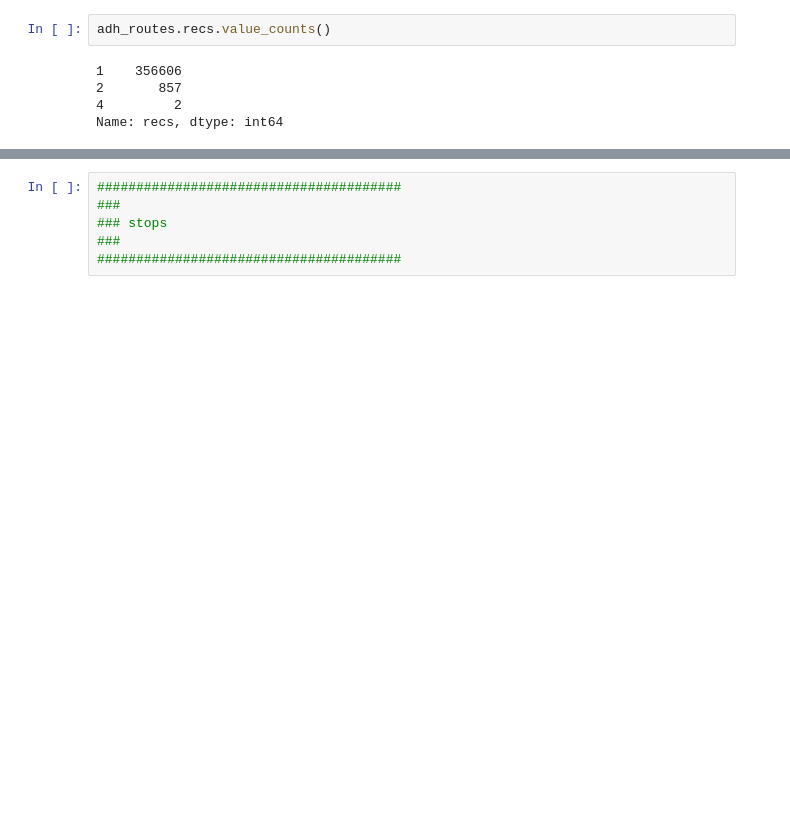
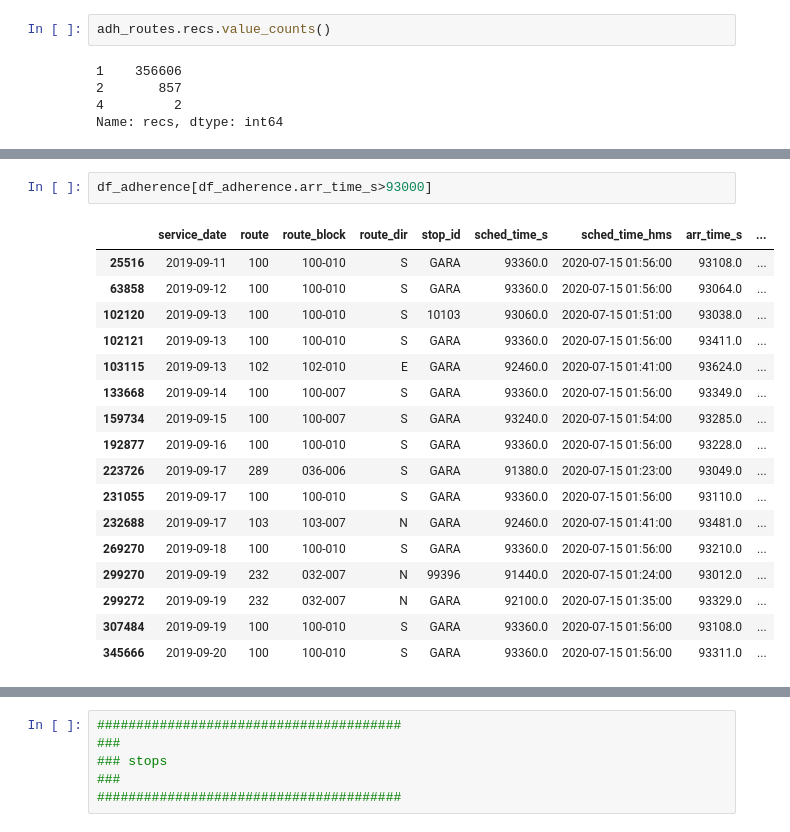
Before and after one commit to get-on-the-bus/via-project, a Jupyter notebook: kevin/geocoding_stops_and_blocks.ipynb, the cells around one changed output, grey strips where cells are left out. Saved outputs shown, nothing was run; the diff lists cells and outputs as text; blank space fills up the shorter version.

```diff
--- a/kevin/geocoding_stops_and_blocks.ipynb
+++ b/kevin/geocoding_stops_and_blocks.ipynb
@@ -453,0 +531,20 @@ df_adherence[(df_adherence.route == '2') & (df_adherence.vehicle_id == '500.0')
+# %%
+df_adherence[df_adherence.arr_time_s>93000]
+# %% [output]
+|  | service_date | route | route_block | route_dir | stop_id | sched_time_s | sched_time_hms | arr_time_s | ... |
+| 25516 | 2019-09-11 | 100 | 100-010 | S | GARA | 93360.0 | 2020-07-15 01:56:00 | 93108.0 | ... |
+| 63858 | 2019-09-12 | 100 | 100-010 | S | GARA | 93360.0 | 2020-07-15 01:56:00 | 93064.0 | ... |
+| 102120 | 2019-09-13 | 100 | 100-010 | S | 10103 | 93060.0 | 2020-07-15 01:51:00 | 93038.0 | ... |
+| 102121 | 2019-09-13 | 100 | 100-010 | S | GARA | 93360.0 | 2020-07-15 01:56:00 | 93411.0 | ... |
+| 103115 | 2019-09-13 | 102 | 102-010 | E | GARA | 92460.0 | 2020-07-15 01:41:00 | 93624.0 | ... |
+| 133668 | 2019-09-14 | 100 | 100-007 | S | GARA | 93360.0 | 2020-07-15 01:56:00 | 93349.0 | ... |
+| 159734 | 2019-09-15 | 100 | 100-007 | S | GARA | 93240.0 | 2020-07-15 01:54:00 | 93285.0 | ... |
+| 192877 | 2019-09-16 | 100 | 100-010 | S | GARA | 93360.0 | 2020-07-15 01:56:00 | 93228.0 | ... |
+| 223726 | 2019-09-17 | 289 | 036-006 | S | GARA | 91380.0 | 2020-07-15 01:23:00 | 93049.0 | ... |
+| 231055 | 2019-09-17 | 100 | 100-010 | S | GARA | 93360.0 | 2020-07-15 01:56:00 | 93110.0 | ... |
+| 232688 | 2019-09-17 | 103 | 103-007 | N | GARA | 92460.0 | 2020-07-15 01:41:00 | 93481.0 | ... |
+| 269270 | 2019-09-18 | 100 | 100-010 | S | GARA | 93360.0 | 2020-07-15 01:56:00 | 93210.0 | ... |
+| 299270 | 2019-09-19 | 232 | 032-007 | N | 99396 | 91440.0 | 2020-07-15 01:24:00 | 93012.0 | ... |
+| 299272 | 2019-09-19 | 232 | 032-007 | N | GARA | 92100.0 | 2020-07-15 01:35:00 | 93329.0 | ... |
+| 307484 | 2019-09-19 | 100 | 100-010 | S | GARA | 93360.0 | 2020-07-15 01:56:00 | 93108.0 | ... |
+| 345666 | 2019-09-20 | 100 | 100-010 | S | GARA | 93360.0 | 2020-07-15 01:56:00 | 93311.0 | ... |
```
Also changed, not shown: parts of 15 cells of this notebook, 1 other file.
